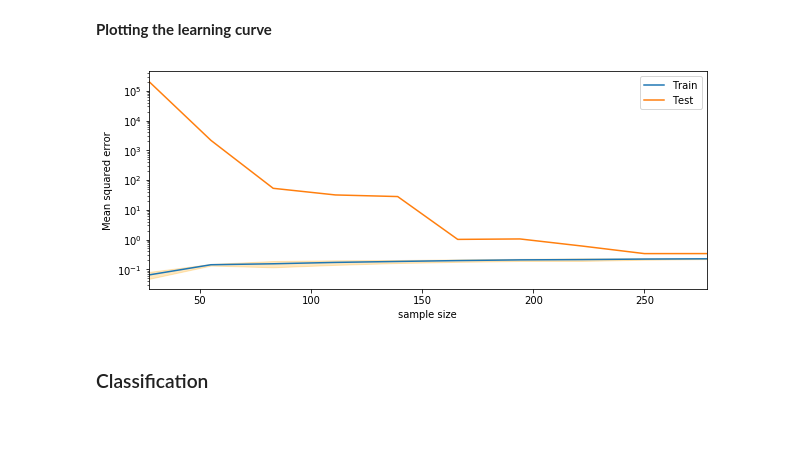
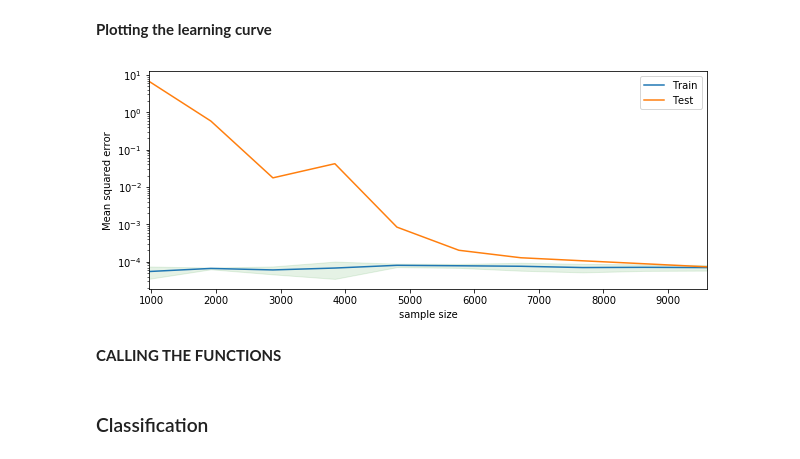
Before and after one commit to BjornCilleborg/sds2019, a Jupyter notebook: EXAM PROJECT/Exam Project.ipynb, the cells around one changed output. Saved outputs shown, nothing was run; the diff lists cells and outputs as text; code cells hidden in the pictures; blank space fills up the shorter version.

```diff
--- a/EXAM PROJECT/Exam Project.ipynb
+++ b/EXAM PROJECT/Exam Project.ipynb
@@ -581,15 +589,16 @@ See the caveats in the documentation: http://pandas.pydata.org/pandas-docs/stabl
 # %% [markdown]
 Dataframe: All tweets
 # %%
-# # DATA ALL TWEETS - COMPARING TO S&P500
-# df_all = df.copy()
-# del df_stock
-# df_stock = AlphaVantage(data_sp)
-# for i in df_stock.columns:
-#     df_stock[i] = df_stock[i].astype(float)
-# df_all['datetime'] = df_all['datetime'].dt.date # format datetime
-# df_all = df_all.set_index(df_all['datetime'],drop=True)
-# df_merge = pd.merge(df_all, df_stock, left_index=True, right_index=True)
-# df_merge['time'] =  range(0,df_merge['datetime'].count())
-# features = ['time','sentiment','volume','open']
-# display(df_merge[features].head())
+#def FetchAll():
+# DATA ALL TWEETS - COMPARING TO S&P500
+df_all = df.copy()
+df_stock = AlphaVantage(data_sp)
+for i in df_stock.columns:
+    df_stock[i] = df_stock[i].astype(float)
+df_all['datetime'] = df_all['datetime'].dt.date # format datetime
+df_all = df_all.set_index(df_all['datetime'],drop=True)
+df_merge = pd.merge(df_all, df_stock, left_index=True, right_index=True)
+df_merge['time'] =  range(0,df_merge['datetime'].count())
+features = ['time','sentiment','volume','open']
+display(df_merge[features].head())
+    #return df_merge, features
@@ -680,7 +715,7 @@ X_test_prep = pipe_preproc.transform(X_test)
 **Pipeline for linear regression**
 # %%
 #PIPELINE LINEAR REGRESSION
-pipe_lr = make_pipeline(PolynomialFeatures(include_bias=False),
+pipe_lr = make_pipeline(PolynomialFeatures(degree=3,include_bias=False),
                         StandardScaler(),
                         LinearRegression()
                        )
@@ -786,7 +828,8 @@ ValueError: X shape does not match training shape
 # %% [markdown]
 Choosing LASSO as the preferred choice. Next, we construct the learning curve.
 # %%
-train_sizes, train_scores, test_scores = learning_curve(estimator=pipe_ridge,
+#def LC_data(pipe_type):
+train_sizes, train_scores, test_scores = learning_curve(estimator=pipe_lasso,
                    X=X_train,
                    y=y_train,
                    train_sizes=np.linspace(0.1, 1.0, 10),
@@ -796,4 +839,4 @@ train_sizes, train_scores, test_scores = learning_curve(estimator=pipe_ridge,
 mse_ = pd.DataFrame({'Train':-train_scores.mean(axis=1),
                      'Test':-test_scores.mean(axis=1)})\
         .set_index(pd.Index(train_sizes,name='sample size'))
-print(mse_.head())
+    #return print(mse_.head())
@@ -808,17 +843,21 @@ sample size
 # %% [markdown]
 **Plotting the learning curve**
 # %%
+#def LearningCurve():
 f_learn, ax = plt.subplots(figsize=(10,4))
 mse_.plot(ax=ax, logy=True)
 
 # Plotting 95% confidence band
 ax.fill_between(train_sizes,
                 -train_scores.mean(1) + train_scores.std(1)*1.96,
                 -train_scores.mean(1) - train_scores.std(1)*1.96,
-                alpha=0.25,
-                color='orange')
+                alpha=0.1,
+                color='green')
 ax.set_ylabel('Mean squared error')
 
 f_learn.savefig("LearningCurve.png")
+    #return plt.show()
 # %% [output]
-[figure, old version]
+[figure, new version]
+# %% [markdown]
+**CALLING THE FUNCTIONS**
```
Also changed, not shown: parts of 26 cells of this notebook, 8 other files.
